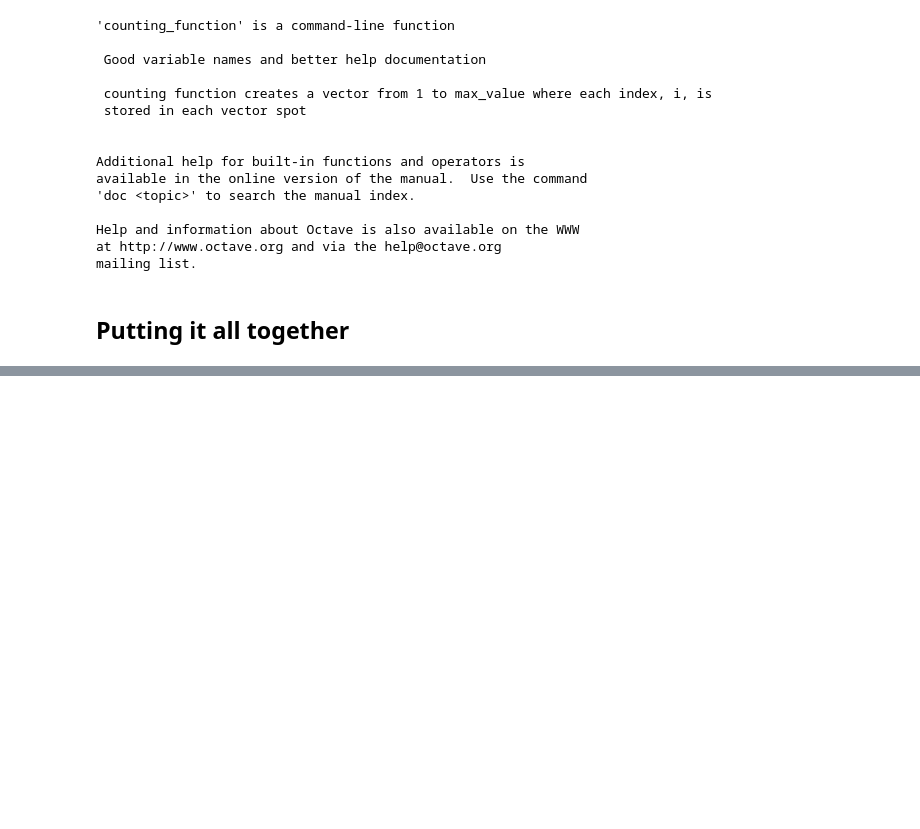
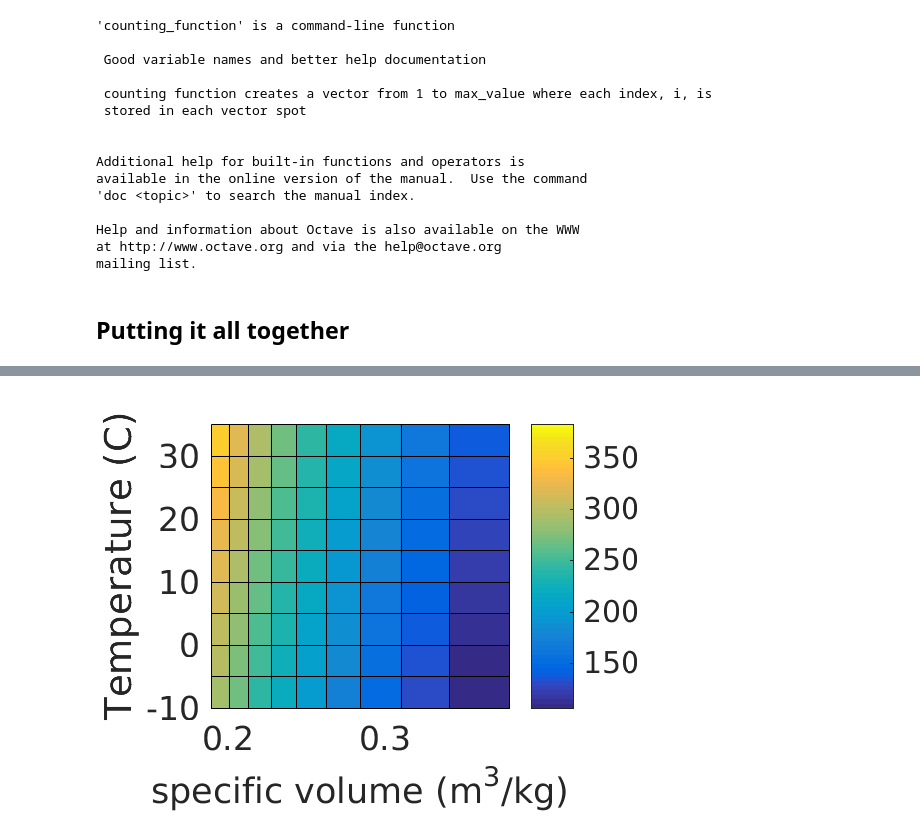
Before and after one commit to derekmeier/ME3255S2017, a Jupyter notebook: lecture_05/lecture_05.ipynb, the cells around one changed output, grey strips where cells are left out. Cells and saved outputs as stored; diff of their text form; code cells hidden in the pictures; blank space fills up the shorter version.

```diff
--- a/lecture_05/lecture_05.ipynb
+++ b/lecture_05/lecture_05.ipynb
@@ -88,0 +246,17 @@ for the command-line git user, this is steps 8 and 9:
+# %%
+setdefaults;
+v=3.79./linspace(10,20,10);
+T=273.15+linspace(-10,35,10);
+[v_grid,T_grid]=meshgrid(v,T);
+P = nitrogen_pressure(v_grid,T_grid);
+pcolor(v_grid,T_grid-273.15,P-100)
+xlabel('specific volume (m^3/kg)')
+ylabel('Temperature (C)')
+%zlabel('Pressure (kPa)')
+
+%colormap winter
+%colormap summer
+%colormap jet
+colorbar()
+# %% [output]
+[figure, added]
```
Also changed, not shown: parts of 17 cells of this notebook, 13 other files.
